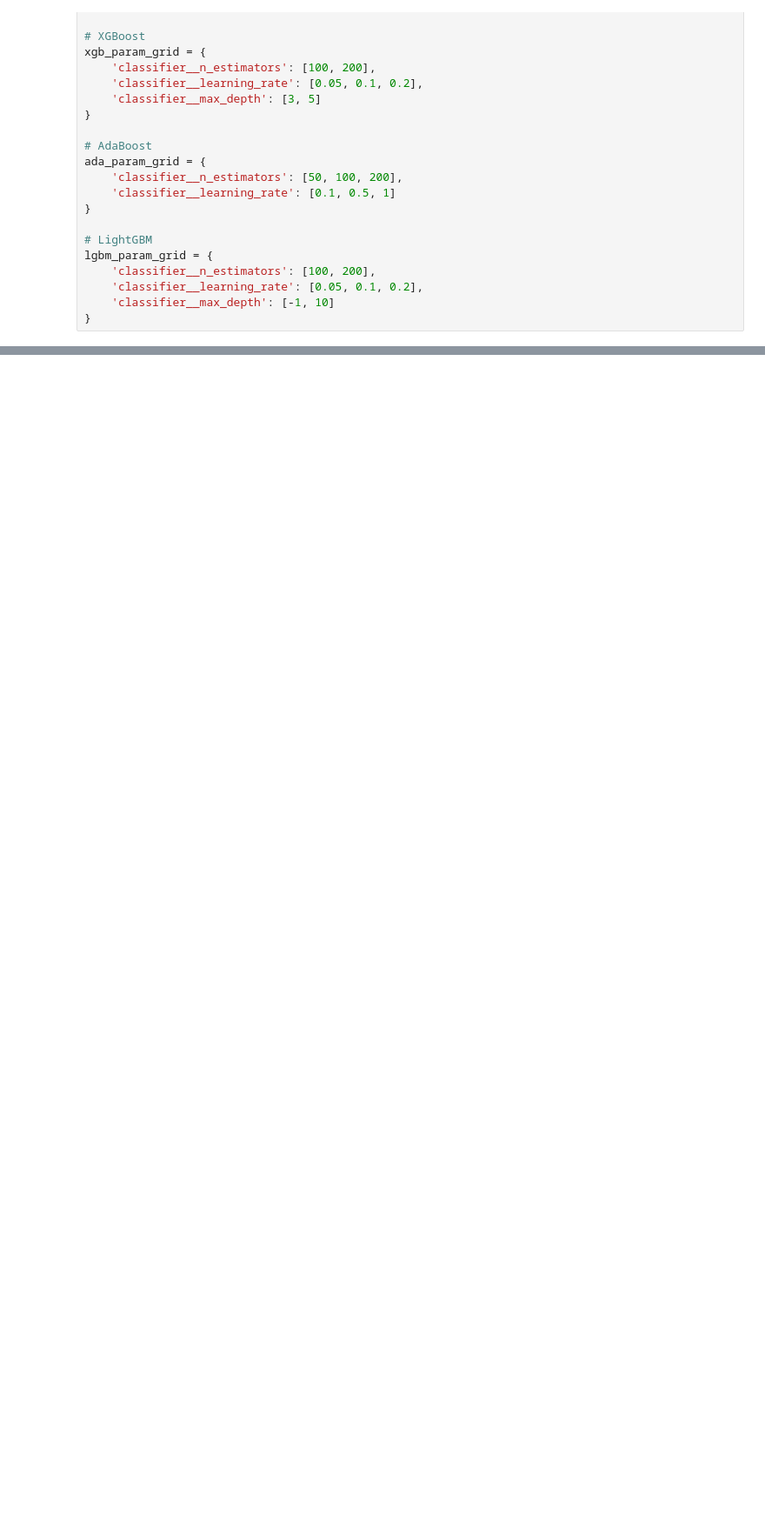
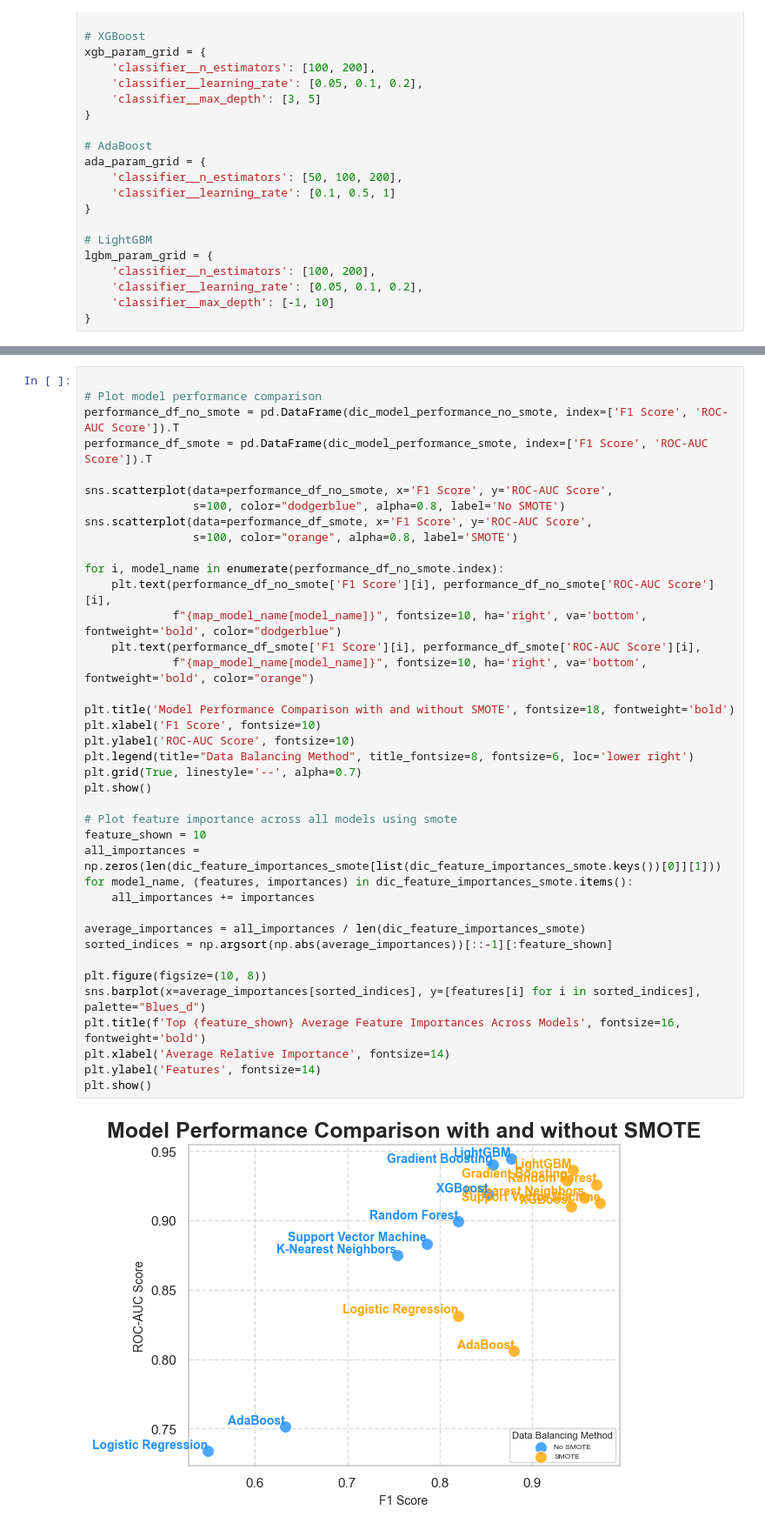
Before and after one commit to Yzkkk/IS5126_FinalProject, a Jupyter notebook: IS5126_project.ipynb, the cells around one changed output, grey strips where cells are left out. Shown at 87% size. Cells and saved outputs as stored; diff of their text form; blank space fills up the shorter version.

```diff
--- a/IS5126_project.ipynb
+++ b/IS5126_project.ipynb
@@ -861,0 +824,41 @@ Best Parameters: {'classifier__learning_rate': 0.2, 'classifier__max_depth': 5,
+# %%
+
+# Plot model performance comparison
+performance_df_no_smote = pd.DataFrame(dic_model_performance_no_smote, index=['F1 Score', 'ROC-AUC Score']).T
+performance_df_smote = pd.DataFrame(dic_model_performance_smote, index=['F1 Score', 'ROC-AUC Score']).T
+
+sns.scatterplot(data=performance_df_no_smote, x='F1 Score', y='ROC-AUC Score',
+                s=100, color="dodgerblue", alpha=0.8, label='No SMOTE')
+sns.scatterplot(data=performance_df_smote, x='F1 Score', y='ROC-AUC Score',
+                s=100, color="orange", alpha=0.8, label='SMOTE')
+
+for i, model_name in enumerate(performance_df_no_smote.index):
+    plt.text(performance_df_no_smote['F1 Score'][i], performance_df_no_smote['ROC-AUC Score'][i],
+             f"{map_model_name[model_name]}", fontsize=10, ha='right', va='bottom', fontweight='bold', color="dodgerblue")
+    plt.text(performance_df_smote['F1 Score'][i], performance_df_smote['ROC-AUC Score'][i],
+             f"{map_model_name[model_name]}", fontsize=10, ha='right', va='bottom', fontweight='bold', color="orange")
+
+plt.title('Model Performance Comparison with and without SMOTE', fontsize=18, fontweight='bold')
+plt.xlabel('F1 Score', fontsize=10)
+plt.ylabel('ROC-AUC Score', fontsize=10)
+plt.legend(title="Data Balancing Method", title_fontsize=8, fontsize=6, loc='lower right')
+plt.grid(True, linestyle='--', alpha=0.7)
+plt.show()
+
+# Plot feature importance across all models using smote
+feature_shown = 10
+all_importances = np.zeros(len(dic_feature_importances_smote[list(dic_feature_importances_smote.keys())[0]][1]))
+for model_name, (features, importances) in dic_feature_importances_smote.items():
+    all_importances += importances
+
+average_importances = all_importances / len(dic_feature_importances_smote)
+sorted_indices = np.argsort(np.abs(average_importances))[::-1][:feature_shown]
+
+plt.figure(figsize=(10, 8))
+sns.barplot(x=average_importances[sorted_indices], y=[features[i] for i in sorted_indices], palette="Blues_d")
+plt.title(f'Top {feature_shown} Average Feature Importances Across Models', fontsize=16, fontweight='bold')
+plt.xlabel('Average Relative Importance', fontsize=14)
+plt.ylabel('Features', fontsize=14)
+plt.show()
+# %% [output]
+[figure, added]
```
Also changed, not shown: parts of 5 cells of this notebook.
